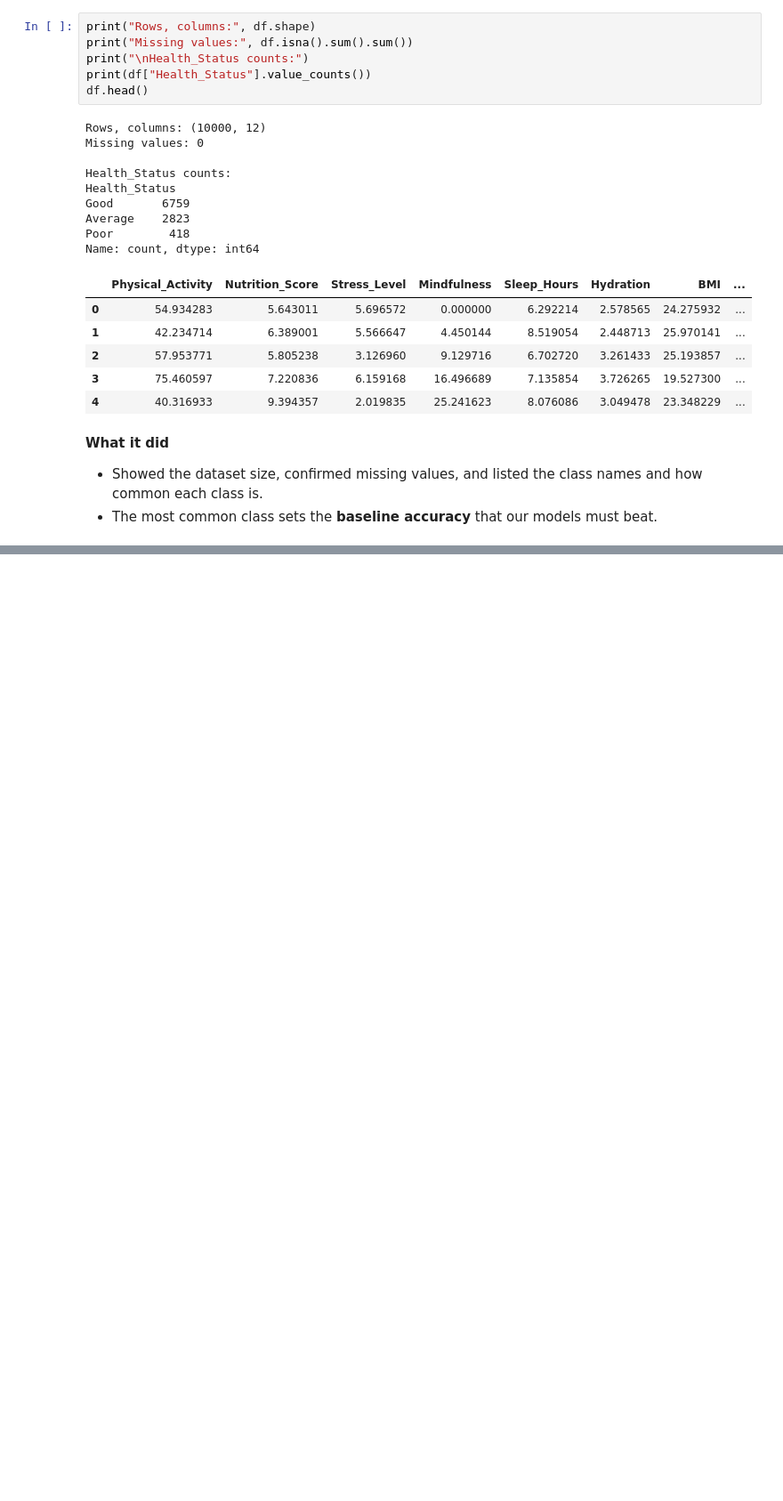
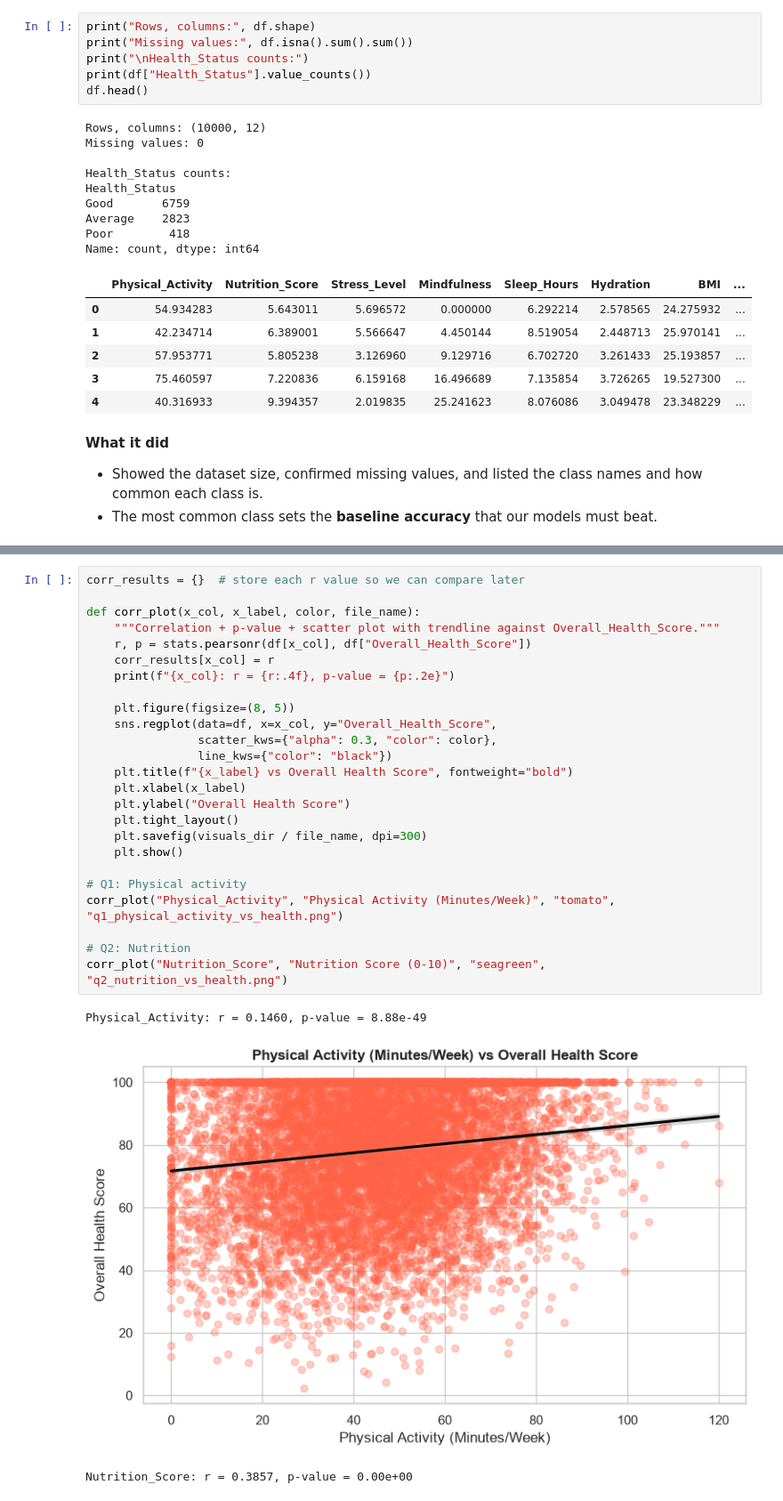
Before and after one commit to LieneRubule/Holistic-Health-and-Lifestyle-Score-Dataset, a Jupyter notebook: jupyter_notebooks/04_Machine_learning.ipynb, the cells around one changed output, grey strips where cells are left out. Shown at 89% size. Cells and saved outputs as stored; diff of their text form; blank space fills up the shorter version.

```diff
--- a/jupyter_notebooks/04_Machine_learning.ipynb
+++ b/jupyter_notebooks/04_Machine_learning.ipynb
@@ -92,0 +101,29 @@ Name: count, dtype: int64
+# %%
+corr_results = {}  # store each r value so we can compare later
+
+def corr_plot(x_col, x_label, color, file_name):
+    """Correlation + p-value + scatter plot with trendline against Overall_Health_Score."""
+    r, p = stats.pearsonr(df[x_col], df["Overall_Health_Score"])
+    corr_results[x_col] = r
+    print(f"{x_col}: r = {r:.4f}, p-value = {p:.2e}")
+
+    plt.figure(figsize=(8, 5))
+    sns.regplot(data=df, x=x_col, y="Overall_Health_Score",
+                scatter_kws={"alpha": 0.3, "color": color},
+                line_kws={"color": "black"})
+    plt.title(f"{x_label} vs Overall Health Score", fontweight="bold")
+    plt.xlabel(x_label)
+    plt.ylabel("Overall Health Score")
+    plt.tight_layout()
+    plt.savefig(visuals_dir / file_name, dpi=300)
+    plt.show()
+
+# Q1: Physical activity
+corr_plot("Physical_Activity", "Physical Activity (Minutes/Week)", "tomato", "q1_physical_activity_vs_health.png")
+
+# Q2: Nutrition
+corr_plot("Nutrition_Score", "Nutrition Score (0-10)", "seagreen", "q2_nutrition_vs_health.png")
+# %% [output]
+Physical_Activity: r = 0.1460, p-value = 8.88e-49
+[figure, added]
+Nutrition_Score: r = 0.3857, p-value = 0.00e+00
```
Also changed, not shown: parts of 3 cells of this notebook.
